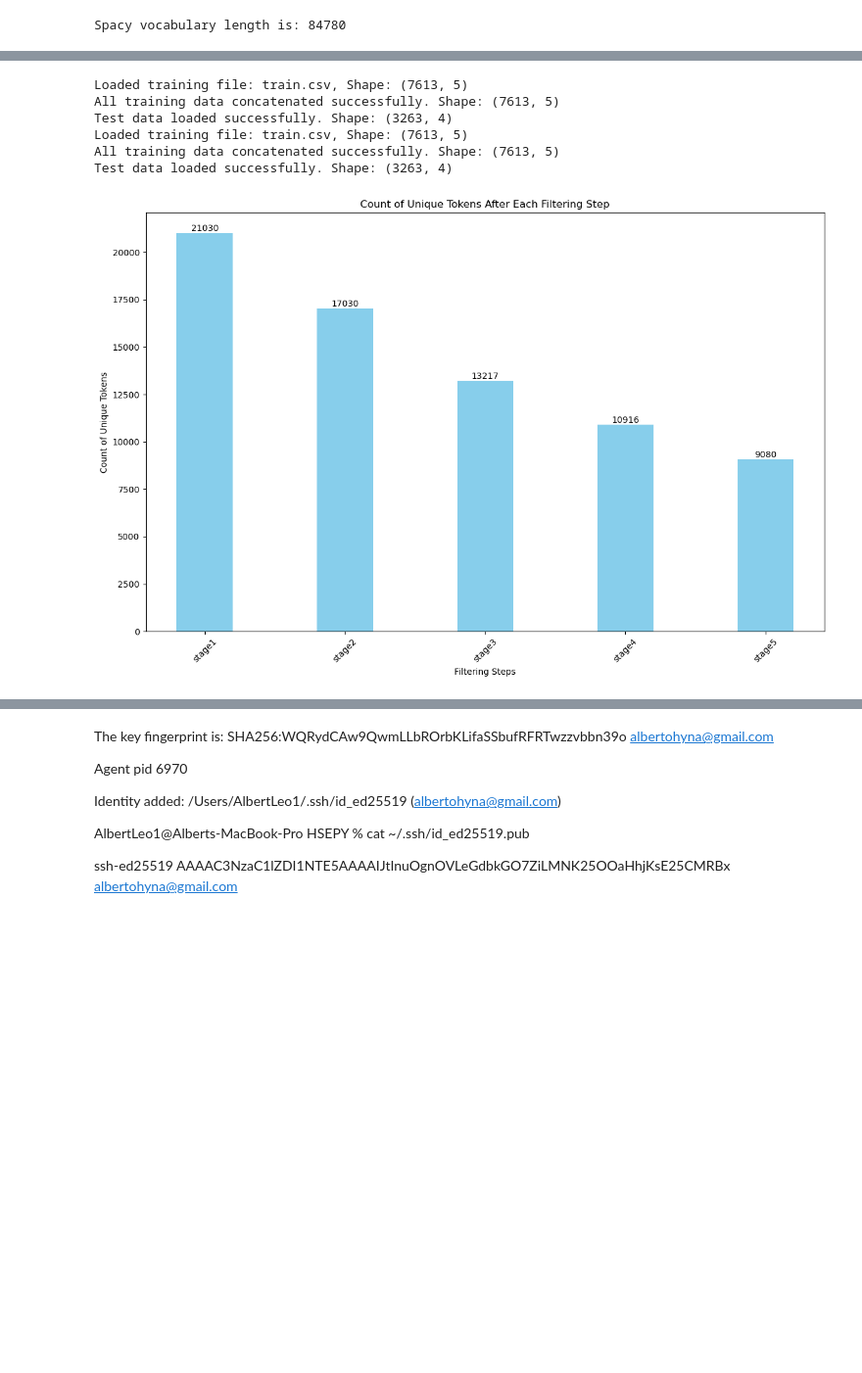
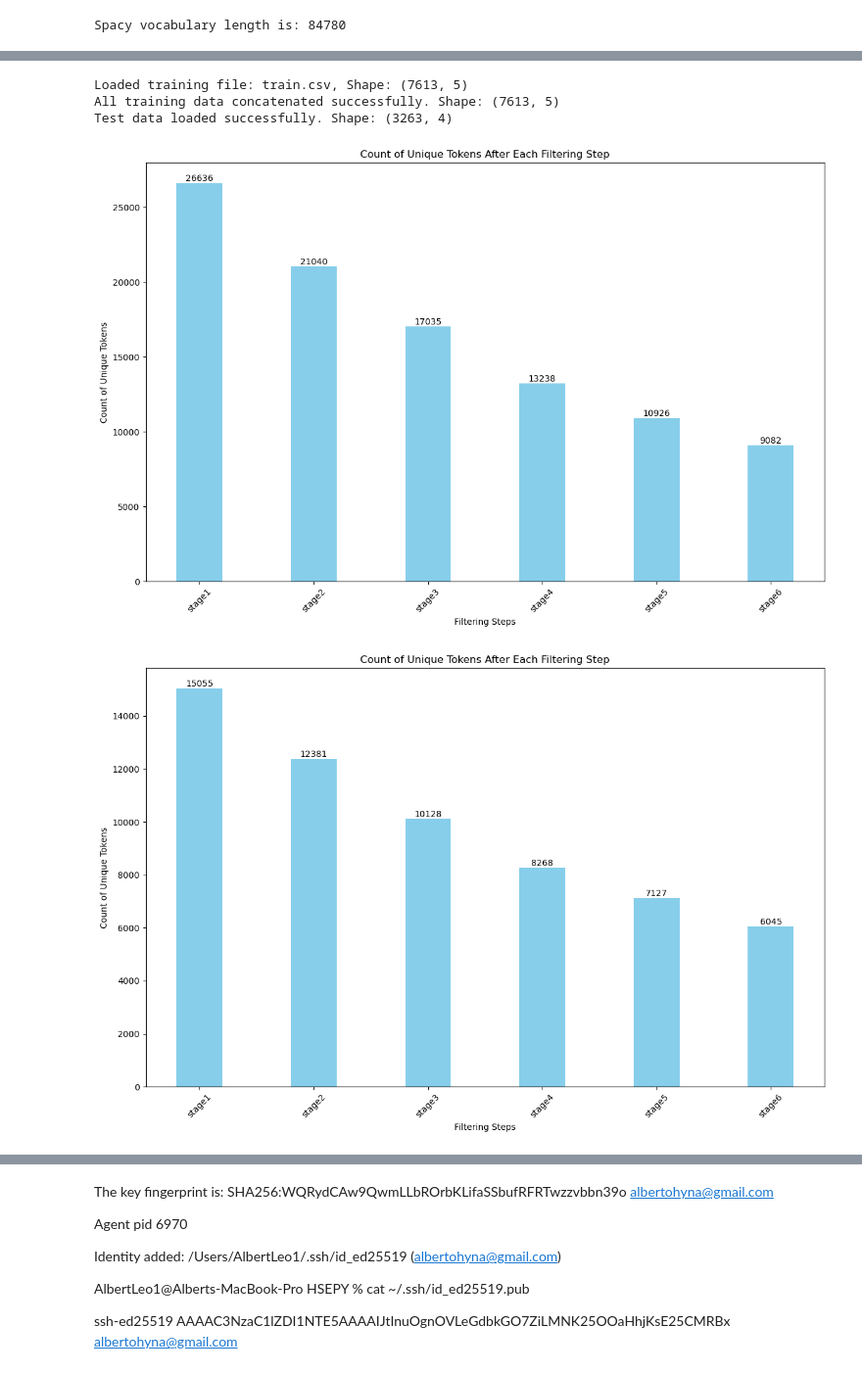
Before and after one commit to AlbertLeo1/HSEPY, a Jupyter notebook: HW5.ipynb, the cells around one changed output, grey strips where cells are left out. Shown: that part at 98% size. Saved outputs shown, nothing was run; the diff lists cells and outputs as text; code cells hidden in the pictures; blank space fills up the shorter version.

Commit message:
Tokenization and data splitting stage completed

```diff
--- a/HW5.ipynb
+++ b/HW5.ipynb
@@ -756,11 +793,12 @@ class TokenPipeline:
 #train_tokens_df
 # %%
 class FeatureCorrelation:
-    def __init__(self, train_tokens_df, feature_df, target_column, correlation_threshold=0.8):
+    def __init__(self, train_tokens_df, feature_df, target_column, correlation_threshold=0.8, drop_stage_columns=True):
         self.train_tokens_df = train_tokens_df
         self.feature_df = feature_df
         self.target_column = target_column
         self.correlation_threshold = correlation_threshold
+        self.drop_stage_columns = drop_stage_columns  # New parameter to control dropping of stage columns
 
     def encode_non_numeric(self, df):
         """Encodes non-numeric columns to numeric using LabelEncoder, but keeps the original values intact."""
@@ -844,6 +882,11 @@ class FeatureCorrelation:
         # Filter out columns from feature_df that are dropped due to multicollinearity
         final_feature_df = self.feature_df.drop(columns=dropped_feature, errors='ignore')
 
+        # If drop_stage_columns is True, drop the stage columns
+        if self.drop_stage_columns:
+            stage_columns = [col for col in final_feature_df.columns if 'stage' in col]
+            final_feature_df = final_feature_df.drop(columns=stage_columns, errors='ignore')
+
         # Combine the two DataFrames into the final DataFrame with all valid columns
         combined_df = pd.concat([final_train_tokens_df, final_feature_df], axis=1)
 
@@ -857,8 +900,6 @@ class FeatureCorrelation:
 
         return combined_df
 # %%
-import pandas as pd
-
 class DataProcessor:
     def __init__(self, train_files, test_file=None, text_column='text', target_column='target'):
         self.train_files = train_files
@@ -867,23 +908,20 @@ class DataProcessor:
         self.target_column = target_column
 
         # DataProcessingPipeline setup
-        self.pipeline = DataProcessingPipeline(
+        self.pipeline = TokenPipeline(
             train_files=train_files,
             test_file=test_file,
             text_column=text_column,
             target_column=target_column
         )
 
-        # FeatureCorrelation setup
-        self.feature_corr = FeatureCorrelation(
-            train_tokens_df=None,  # to be set after pipeline execution
-            feature_df=None,       # to be set after pipeline execution
-            target_column=target_column
-        )
+        # FeatureCorrelation setup (initialized later)
+        self.feature_corr = None
 
         # Class-level variables for storing data
         self.train_data = None
         self.test_data = None
+        self.feature_df = None
         self.combined_df = None
         self.dropped_columns = {
             'train_tokens': [],
@@ -891,59 +929,53 @@ class DataProcessor:
         }
 
     def execute_pipeline(self):
-        """Execute the entire data processing and feature correlation flow."""
-        # Step 1: Execute the data pipeline to load and process the data
-        self.pipeline.execute()
 
         # Step 2: Access the processed train and test data
-        self.train_data = self.pipeline.train_data
-        self.test_data = self.pipeline.test_data
+        train_tokens, test_tokens = self.pipeline.process_and_move_columns()
+        self.train_data = train_tokens[0]
+        self.test_data  = test_tokens[0]
 
-        # Step 3: Access the feature data from the train data
-        feature_df = self.train_data.drop(columns=[self.text_column, self.target_column], errors='ignore')
+        # Step 3: Extract features from both train and test data (Ensure correct feature extraction)
+        feature_df = self.pipeline.extract_features()  # Assuming this method extracts features from processed data
 
-        # Step 4: Set up FeatureCorrelation with the processed data
-        self.feature_corr.train_tokens_df = self.train_data  # Set the correct DataFrame
-        self.feature_corr.feature_df = feature_df  # Set the features DataFrame
+        # Step 4: Initialize FeatureCorrelation with processed data
+        self.feature_corr = FeatureCorrelation(
+            train_tokens_df=self.train_data,  # Use train tokens for correlation
+            feature_df=feature_df,            # Use feature DataFrame from processed data
+            target_column=self.target_column
+        )
 
         # Step 5: Perform feature correlation and remove multicollinearity
         self.combined_df = self.feature_corr.process_and_plot()
 
-        # Step 6: Store dropped columns
+        # Step 6: Store dropped columns due to multicollinearity
         self.dropped_columns['train_tokens'] = self.feature_corr.remove_multicollinearity(
-            self.train_data, self.feature_corr.calculate_correlation(self.feature_corr.encode_non_numeric(self.train_data))
+            self.train_data,
+            self.feature_corr.calculate_correlation(self.feature_corr.encode_non_numeric(self.train_data))
         )
         self.dropped_columns['feature'] = self.feature_corr.remove_multicollinearity(
-            feature_df, self.feature_corr.calculate_correlation(self.feature_corr.encode_non_numeric(feature_df))
+            feature_df,
+            self.feature_corr.calculate_correlation(self.feature_corr.encode_non_numeric(feature_df))
         )
 
 # Example usage
-
 train_files = ['train.csv']  # Replace with actual training data file paths
 test_file = 'test.csv'  # Replace with the actual test file path
 
 # Instantiate the DataProcessor class
 data_processor = DataProcessor(
     train_files=train_files,
     test_file=test_file,
     text_column='text',      # Replace with the actual column name for text
     target_column='target'   # Replace with the actual column name for target
 )
 
 # Execute the pipeline and process the data
 data_processor.execute_pipeline()
-
-# Access the class-level variables directly
-print("Combined Data after processing:")
-print(data_processor.combined_df.head())
-
-print("Dropped columns due to multicollinearity:")
-print(data_processor.dropped_columns)
+print(f"Dropped columns due to multicollinearity: {data_processor.dropped_columns}")
 # %% [output]
 Loaded training file: train.csv, Shape: (7613, 5)
 All training data concatenated successfully. Shape: (7613, 5)
 Test data loaded successfully. Shape: (3263, 4)
-Loaded training file: train.csv, Shape: (7613, 5)
-All training data concatenated successfully. Shape: (7613, 5)
-Test data loaded successfully. Shape: (3263, 4)
-[figure, old version]
+[figure, new version]
+[figure, added]
```
Also changed, not shown: parts of 5 cells of this notebook.
